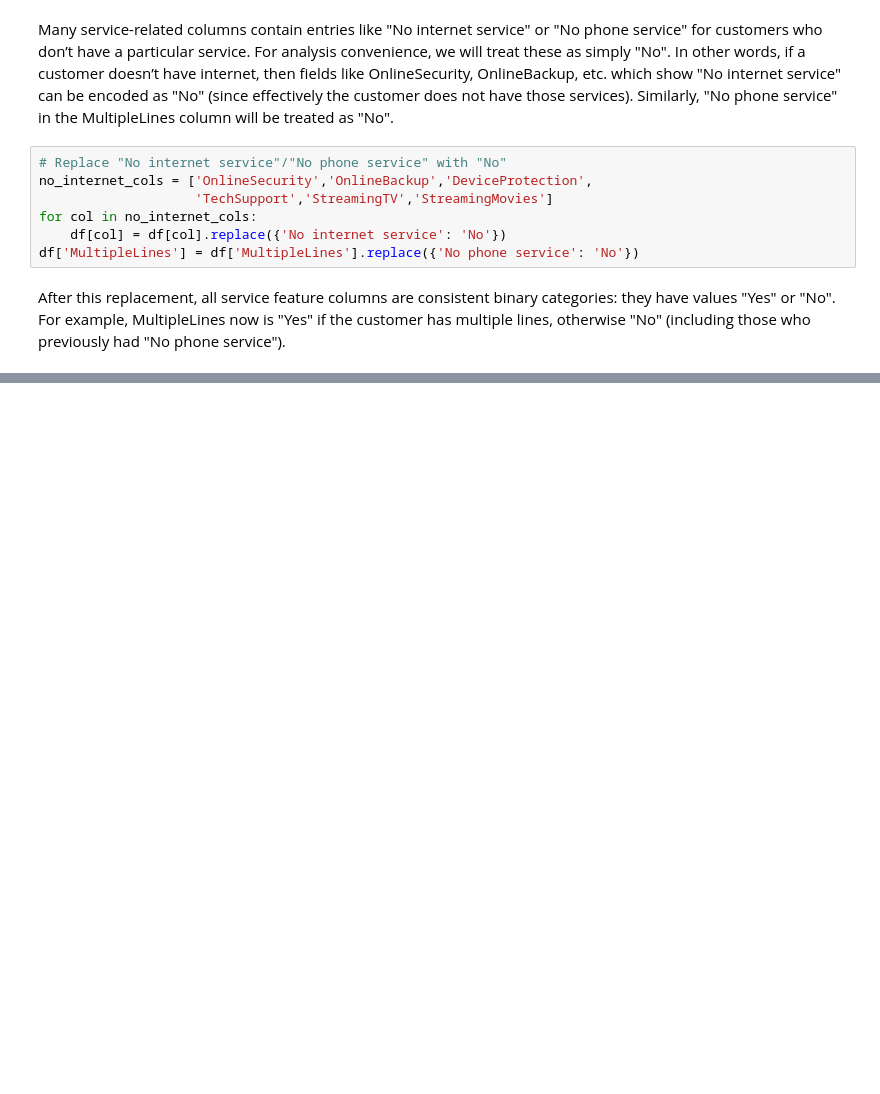
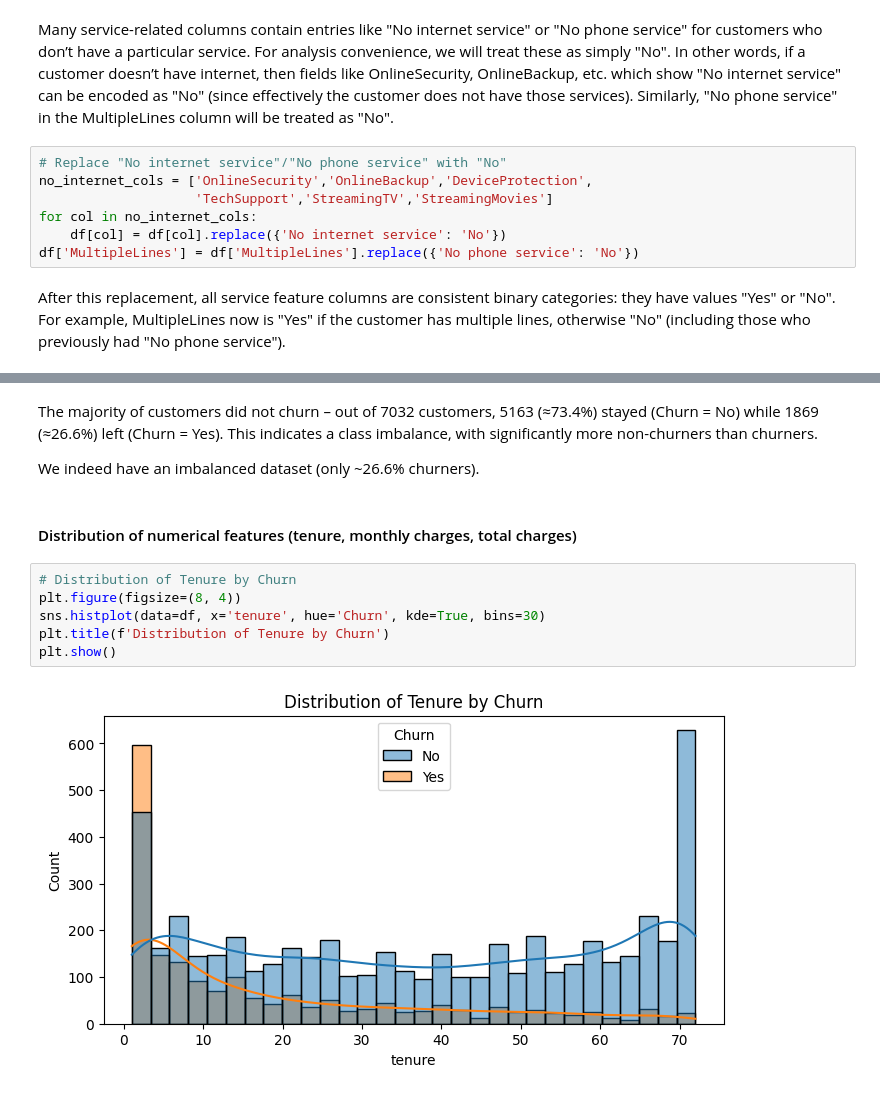
Before and after one commit to sMathujan/Telecom-Customer-Churn-Prediction, a Jupyter notebook: notebooks/EDA.ipynb, the cells around one changed output, grey strips where cells are left out. Cells and saved outputs as stored; diff of their text form; blank space fills up the shorter version.

```diff
--- a/notebooks/EDA.ipynb
+++ b/notebooks/EDA.ipynb
@@ -186,0 +196,14 @@ Exploratory Data Analysis (EDA)
+# %% [markdown]
+The majority of customers did not churn – out of 7032 customers, 5163 (≈73.4%) stayed (Churn = No) while 1869 (≈26.6%) left (Churn = Yes). This indicates a class imbalance, with significantly more non-churners than churners.
+
+We indeed have an imbalanced dataset (only ~26.6% churners).
+# %% [markdown]
+#### Distribution of numerical features (tenure, monthly charges, total charges)
+# %%
+# Distribution of Tenure by Churn
+plt.figure(figsize=(8, 4))
+sns.histplot(data=df, x='tenure', hue='Churn', kde=True, bins=30)
+plt.title(f'Distribution of Tenure by Churn')
+plt.show()
+# %% [output]
+[figure, added]
```
Also changed, not shown: parts of 8 cells of this notebook.
